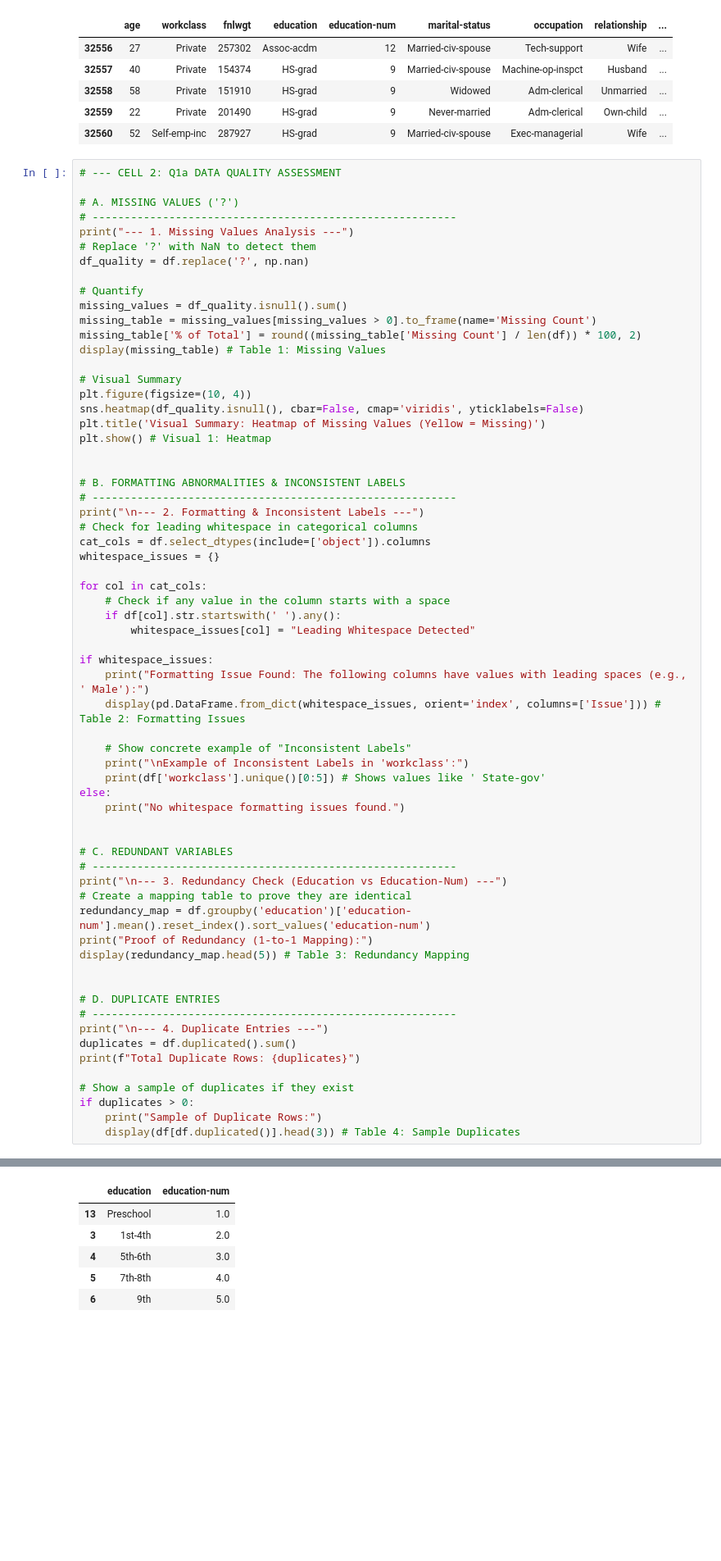
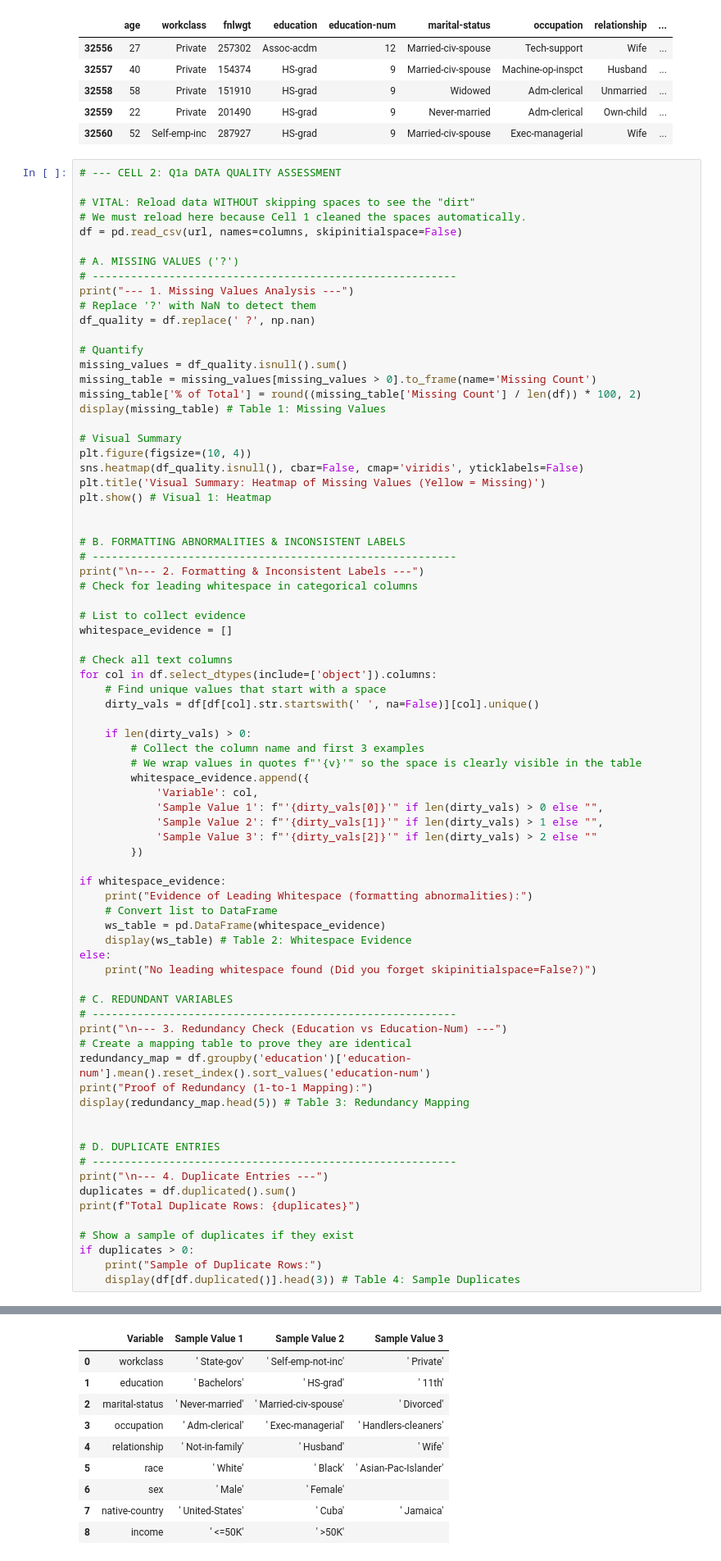
Before and after one commit to ADRIAN-gif-dev/Business-Intelligence-_-Student, a Jupyter notebook: Business Intelligence Group Work/Notebooks/datacheck.ipynb, the cells around one changed output, grey strips where cells are left out. Shown at 82% size. Cells and saved outputs as stored; diff of their text form; blank space fills up the shorter version.

```diff
--- a/Business Intelligence Group Work/Notebooks/datacheck.ipynb
+++ b/Business Intelligence Group Work/Notebooks/datacheck.ipynb
@@ -47,12 +47,16 @@ Rows: 32561, Columns: 15
 | 32560 | 52 | Self-emp-inc | 287927 | HS-grad | 9 | Married-civ-spouse | Exec-managerial | Wife | ... |
 # %%
 # --- CELL 2: Q1a DATA QUALITY ASSESSMENT
+
+# VITAL: Reload data WITHOUT skipping spaces to see the "dirt"
+# We must reload here because Cell 1 cleaned the spaces automatically.
+df = pd.read_csv(url, names=columns, skipinitialspace=False)
 
 # A. MISSING VALUES ('?')
 # ---------------------------------------------------------
 print("--- 1. Missing Values Analysis ---")
 # Replace '?' with NaN to detect them
-df_quality = df.replace('?', np.nan)
+df_quality = df.replace(' ?', np.nan)
 
 # Quantify
 missing_values = df_quality.isnull().sum()
@@ -71,24 +75,32 @@ plt.show() # Visual 1: Heatmap
 # ---------------------------------------------------------
 print("\n--- 2. Formatting & Inconsistent Labels ---")
 # Check for leading whitespace in categorical columns
-cat_cols = df.select_dtypes(include=['object']).columns
-whitespace_issues = {}
 
-for col in cat_cols:
-    # Check if any value in the column starts with a space
-    if df[col].str.startswith(' ').any():
-        whitespace_issues[col] = "Leading Whitespace Detected"
+# List to collect evidence
+whitespace_evidence = []
 
-if whitespace_issues:
-    print("Formatting Issue Found: The following columns have values with leading spaces (e.g., ' Male'):")
-    display(pd.DataFrame.from_dict(whitespace_issues, orient='index', columns=['Issue'])) # Table 2: Formatting Issues
+# Check all text columns
+for col in df.select_dtypes(include=['object']).columns:
+    # Find unique values that start with a space
+    dirty_vals = df[df[col].str.startswith(' ', na=False)][col].unique()
 
-    # Show concrete example of "Inconsistent Labels"
-    print("\nExample of Inconsistent Labels in 'workclass':")
-    print(df['workclass'].unique()[0:5]) # Shows values like ' State-gov'
+    if len(dirty_vals) > 0:
+        # Collect the column name and first 3 examples
+        # We wrap values in quotes f"'{v}'" so the space is clearly visible in the table
+        whitespace_evidence.append({
+            'Variable': col,
+            'Sample Value 1': f"'{dirty_vals[0]}'" if len(dirty_vals) > 0 else "",
+            'Sample Value 2': f"'{dirty_vals[1]}'" if len(dirty_vals) > 1 else "",
+            'Sample Value 3': f"'{dirty_vals[2]}'" if len(dirty_vals) > 2 else ""
+        })
+
+if whitespace_evidence:
+    print("Evidence of Leading Whitespace (formatting abnormalities):")
+    # Convert list to DataFrame
+    ws_table = pd.DataFrame(whitespace_evidence)
+    display(ws_table) # Table 2: Whitespace Evidence
 else:
-    print("No whitespace formatting issues found.")
-
+    print("No leading whitespace found (Did you forget skipinitialspace=False?)")
 
 # C. REDUNDANT VARIABLES
 # ---------------------------------------------------------
@@ -124,6 +133,10 @@ Proof of Redundancy (1-to-1 Mapping):
-|  | education | education-num |
-| 13 | Preschool | 1.0 |
-| 3 | 1st-4th | 2.0 |
-| 4 | 5th-6th | 3.0 |
-| 5 | 7th-8th | 4.0 |
-| 6 | 9th | 5.0 |
+|  | Variable | Sample Value 1 | Sample Value 2 | Sample Value 3 |
+| 0 | workclass | ' State-gov' | ' Self-emp-not-inc' | ' Private' |
+| 1 | education | ' Bachelors' | ' HS-grad' | ' 11th' |
+| 2 | marital-status | ' Never-married' | ' Married-civ-spouse' | ' Divorced' |
+| 3 | occupation | ' Adm-clerical' | ' Exec-managerial' | ' Handlers-cleaners' |
+| 4 | relationship | ' Not-in-family' | ' Husband' | ' Wife' |
+| 5 | race | ' White' | ' Black' | ' Asian-Pac-Islander' |
+| 6 | sex | ' Male' | ' Female' |  |
+| 7 | native-country | ' United-States' | ' Cuba' | ' Jamaica' |
+| 8 | income | ' <=50K' | ' >50K' |  |
```
Also changed, not shown: parts of 3 cells of this notebook.
